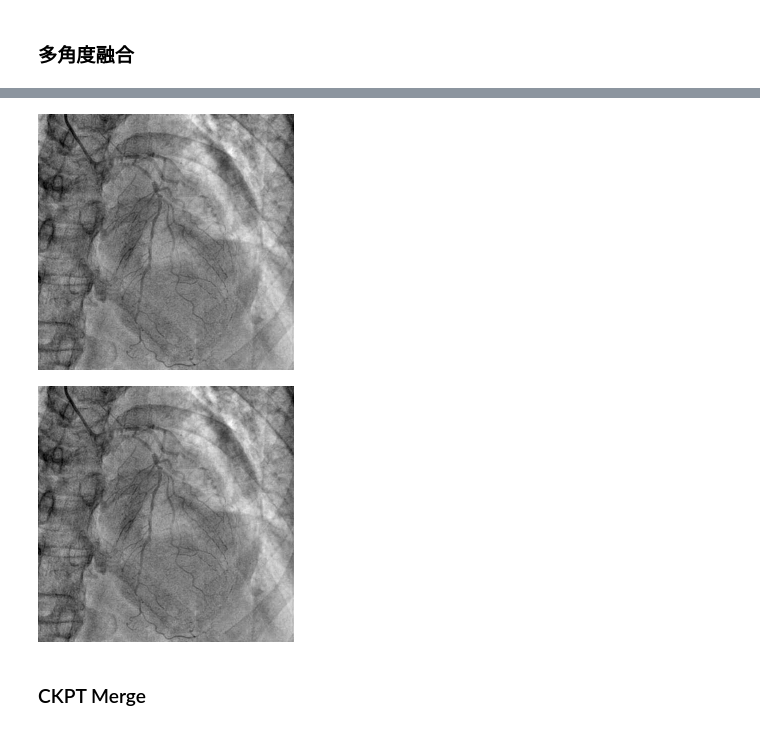
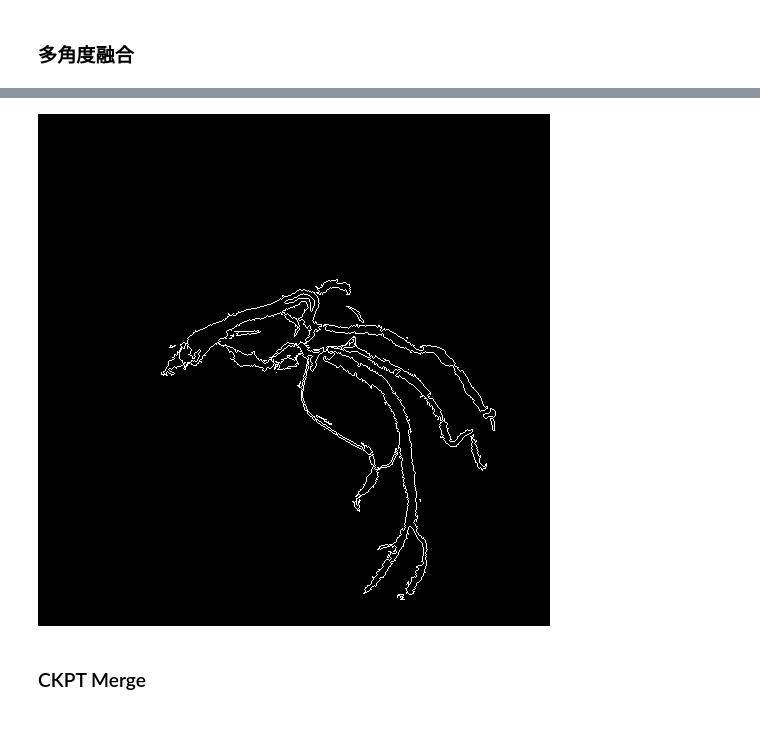
Before and after one commit to newfyu/DSAGAN, a Jupyter notebook: dev-Copy1.ipynb, the cells around one changed output, grey strips where cells are left out. Cells and saved outputs as stored; diff of their text form; code cells hidden in the pictures.

```diff
--- a/dev-Copy1.ipynb
+++ b/dev-Copy1.ipynb
@@ -234,12 +83,7 @@ B_hat = netG_B2A(x.unsqueeze(0))
-# %%
-T.ToPILImage()(denorm(B_hat).squeeze(0))
-# %% [output]
-[figure, removed]
-# %%
-B_hat2 = netG_B2A(B_hat)
-T.ToPILImage()(denorm(B_hat2).squeeze(0))
-# %% [output]
-[figure, removed]
+# %%
+skel
+# %% [output]
+[figure, added]
 # %% [markdown]
 ### CKPT Merge
 # %%
```
Also changed, not shown: parts of 17 cells of this notebook, 5 other files.
